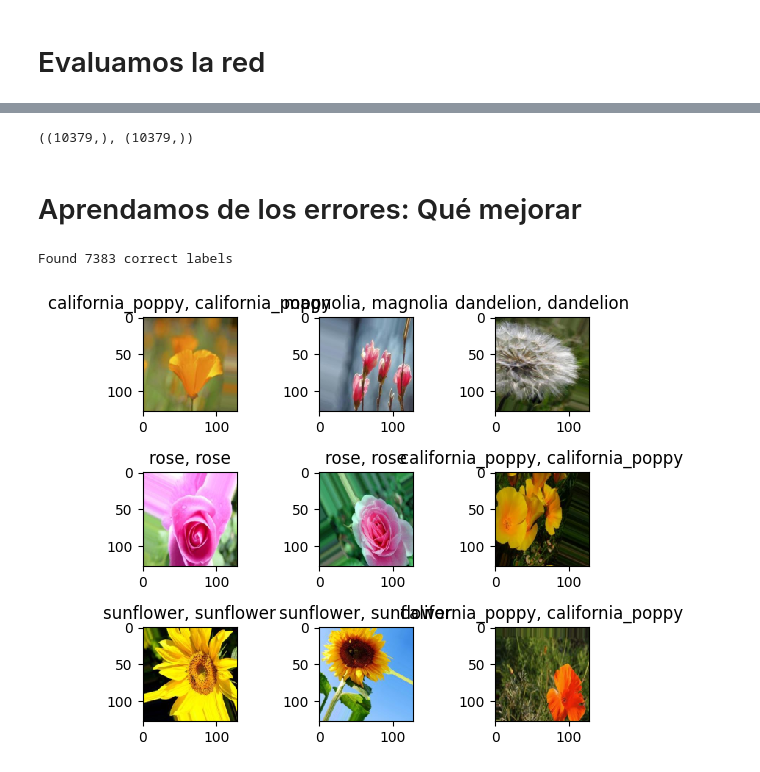
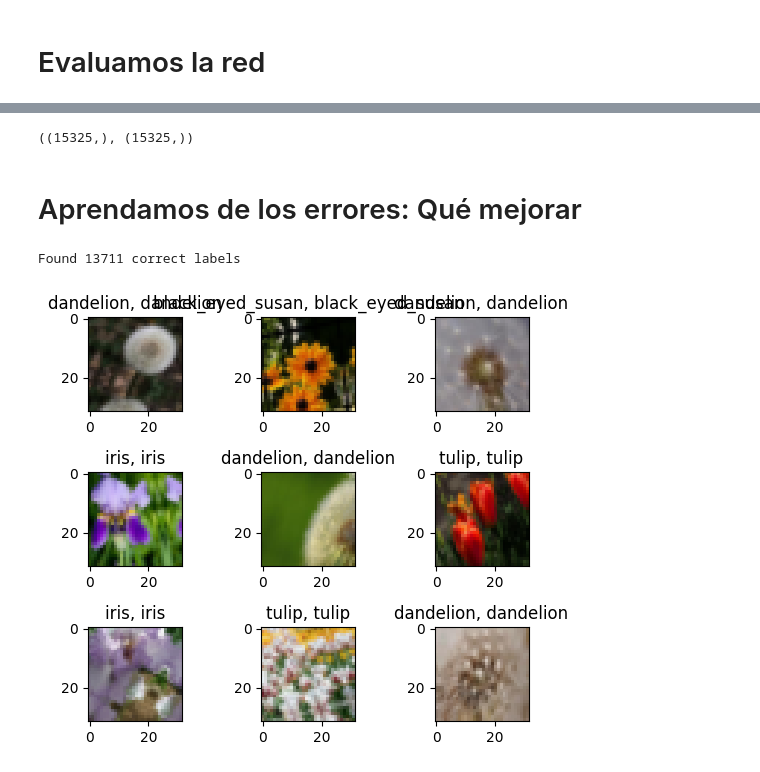
Before and after one commit to JorgeAngel01/Tecnm-ITM_IA, a Jupyter notebook: CNN/CNN copy.ipynb, the cells around one changed output, grey strips where cells are left out. Saved outputs shown, nothing was run; the diff lists cells and outputs as text; code cells hidden in the pictures.

```diff
--- a/CNN/CNN copy.ipynb
+++ b/CNN/CNN copy.ipynb
@@ -40,7 +40,7 @@ WARNING:tensorflow:From c:\Users\jorge\Desktop\Tec\9no Sem\Tecnm-ITM_IA\venv\Lib
 # %% [markdown]
 # Cargar set de Imágenes
 # %%
-dirname = os.path.join(os.getcwd(),'../../flowers5/')
+dirname = os.path.join(os.getcwd(),'../../dataAugmented/')
 """ dirname = os.path.join(os.getcwd(),'/home/likcos/DataSets/sportimages/sportimages') """
 imgpath = dirname + os.sep
 
@@ -52,7 +52,7 @@ cant=0
 
 print("leyendo imagenes de ",imgpath)
 
-small_size = (128, 128, 3)  # Adjust the size as needed
+small_size = (32, 32, 3)  # Adjust the size as needed
 
 for root, dirnames, filenames in os.walk(imgpath):
     for filename in filenames:
@@ -66,10 +66,10 @@ for root, dirnames, filenames in os.walk(imgpath):
                 images.append(resized_image)
             b = "Leyendo..." + str(cant)
             print (b, end="\r")
-            """ if len(image.shape) == 2:
+            if len(image.shape) == 2:
                 # Grayscale image - delete the file
                 print(f"Deleting: {filepath} - Grayscale image")
-                os.remove(filepath)  """
+                os.remove(filepath)
             # Deleted all non RGB images
 
             if prevRoot !=root:
@@ -206,17 +204,18 @@ print(train_X.shape,valid_X.shape,train_label.shape,valid_label.shape)
 # Creamos el modelo de CNN
 # %%
 #declaramos variables con los parámetros de configuración de la red
-INIT_LR = 1e-3 # Valor inicial de learning rate. El valor 1e-3 corresponde con 0.001
-epochs = 40 # Cantidad de iteraciones completas al conjunto de imagenes de entrenamiento
-batch_size = 64 # cantidad de imágenes que se toman a la vez en memoria
+""" INIT_LR = 1e-3 # Valor inicial de learning rate. El valor 1e-3 corresponde con 0.001 """
+INIT_LR = 0.003 # Valor inicial de learning rate. El valor 1e-3 corresponde con 0.001
+epochs = 200 # Cantidad de iteraciones completas al conjunto de imagenes de entrenamiento
+batch_size = 16 # cantidad de imágenes que se toman a la vez en memoria
 # %%
 flor_model = Sequential()
-flor_model.add(Conv2D(32, kernel_size=(3, 3),activation='linear',padding='same',input_shape=(128,128,3)))
+flor_model.add(Conv2D(32, kernel_size=(3, 3),activation='linear',padding='same',input_shape=(32,32,3)))
 flor_model.add(LeakyReLU(alpha=0.1))
 flor_model.add(MaxPooling2D((2, 2),padding='same'))
 flor_model.add(Dropout(0.5))
-
-""" flor_model.add(Conv2D(64, kernel_size=(3, 3), activation='linear', padding='same'))
+"""
+flor_model.add(Conv2D(64, kernel_size=(3, 3), activation='linear', padding='same'))
 flor_model.add(LeakyReLU(alpha=0.1))
 flor_model.add(MaxPooling2D((2, 2), padding='same'))
 flor_model.add(Dropout(0.5)) """
@@ -345,22 +344,22 @@ predicted_classes=np.array(predicted_classes)
 # %%
 predicted_classes.shape, test_Y.shape
 # %% [output]
-((10379,), (10379,))
+((15325,), (15325,))
 # %% [markdown]
 # Aprendamos de los errores: Qué mejorar
 # %%
 correct = np.where(predicted_classes==test_Y)[0]
 print("Found %d correct labels" % len(correct))
 for i, correct in enumerate(correct[0:9]):
     plt.subplot(3,3,i+1)
-    plt.imshow(test_X[correct].reshape(128,128,3), cmap='gray', interpolation='none')
+    plt.imshow(test_X[correct].reshape(32,32,3), cmap='gray', interpolation='none')
     plt.title("{}, {}".format(flores[predicted_classes[correct]],
                                                     flores[test_Y[correct]]))
 
     plt.tight_layout()
 # %% [output]
-Found 7383 correct labels
+Found 13711 correct labels
-[figure, old version]
+[figure, new version]
 # %%
 incorrect = np.where(predicted_classes!=test_Y)[0]
 print("Found %d incorrect labels" % len(incorrect))
```
Also changed, not shown: parts of 20 cells of this notebook, 6 other files.
